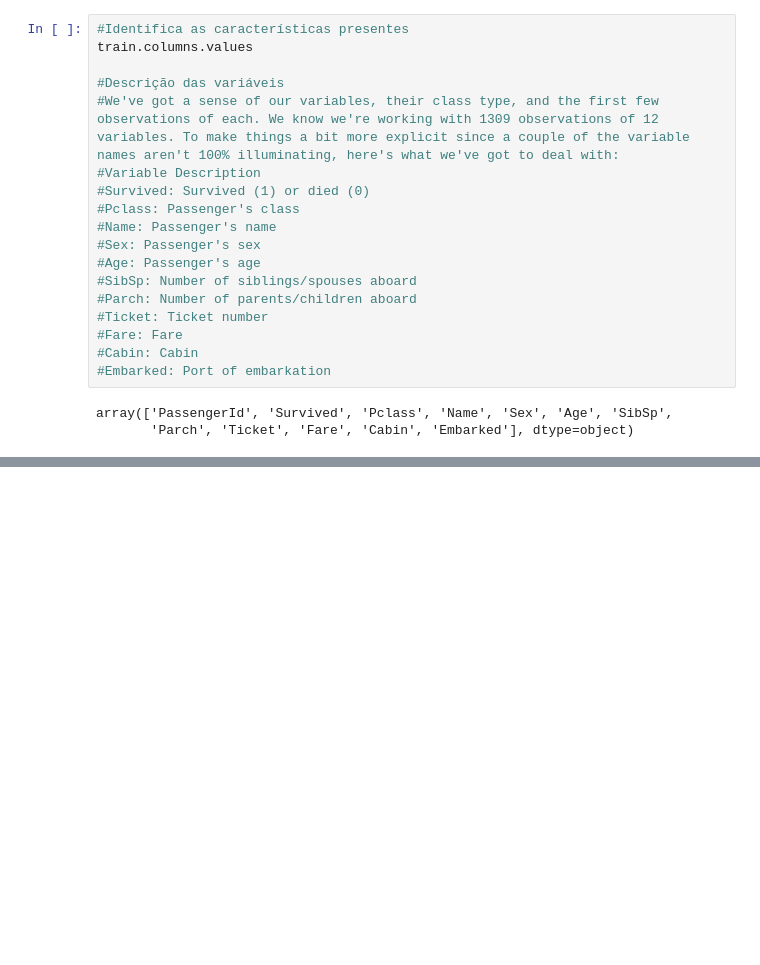
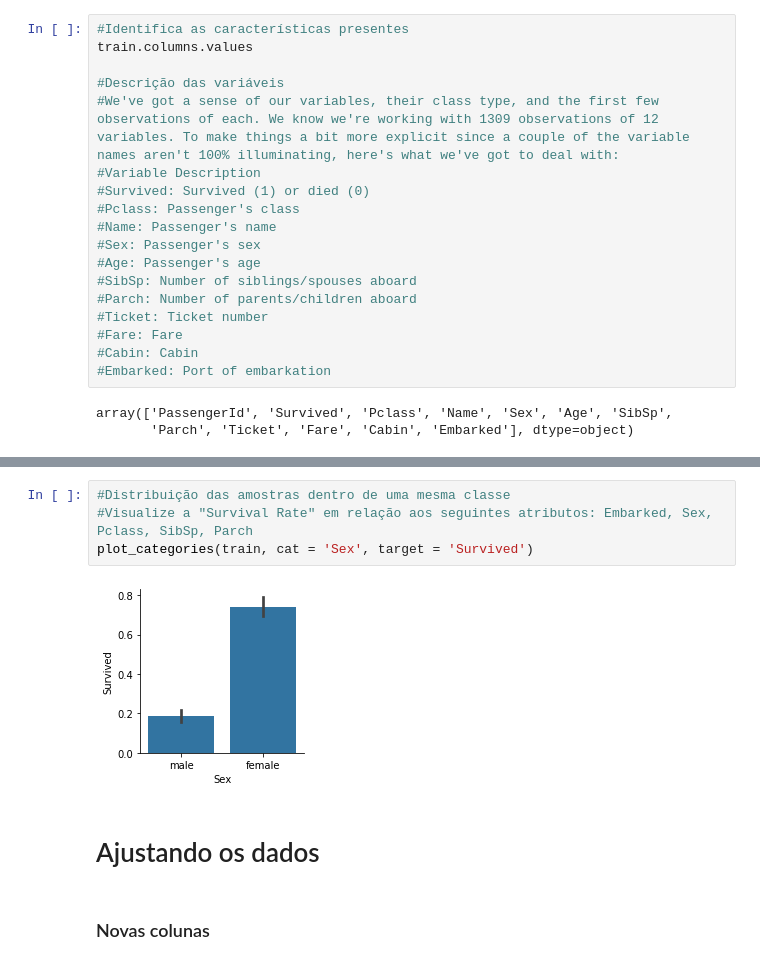
Before and after one commit to cordeirolibel/RPI, a Jupyter notebook: APS01/titanic_projeto01.ipynb, the cells around one changed output, grey strips where cells are left out. Drawn from its saved outputs; the diff is of its cells as text; blank space fills up the shorter version.

Commit message:
analise e tratamento dos dados

```diff
--- a/APS01/titanic_projeto01.ipynb
+++ b/APS01/titanic_projeto01.ipynb
@@ -343,0 +118,10 @@ preditor = clf.predict(X_test)
+# %%
+#Distribuição das amostras dentro de uma mesma classe
+#Visualize a "Survival Rate" em relação aos seguintes atributos: Embarked, Sex, Pclass, SibSp, Parch
+plot_categories(train, cat = 'Sex', target = 'Survived')
+# %% [output]
+[figure, added]
+# %% [markdown]
+# Ajustando os dados
+# %% [markdown]
+### Novas colunas
```
Also changed, not shown: parts of 40 cells of this notebook, 1 other file.
